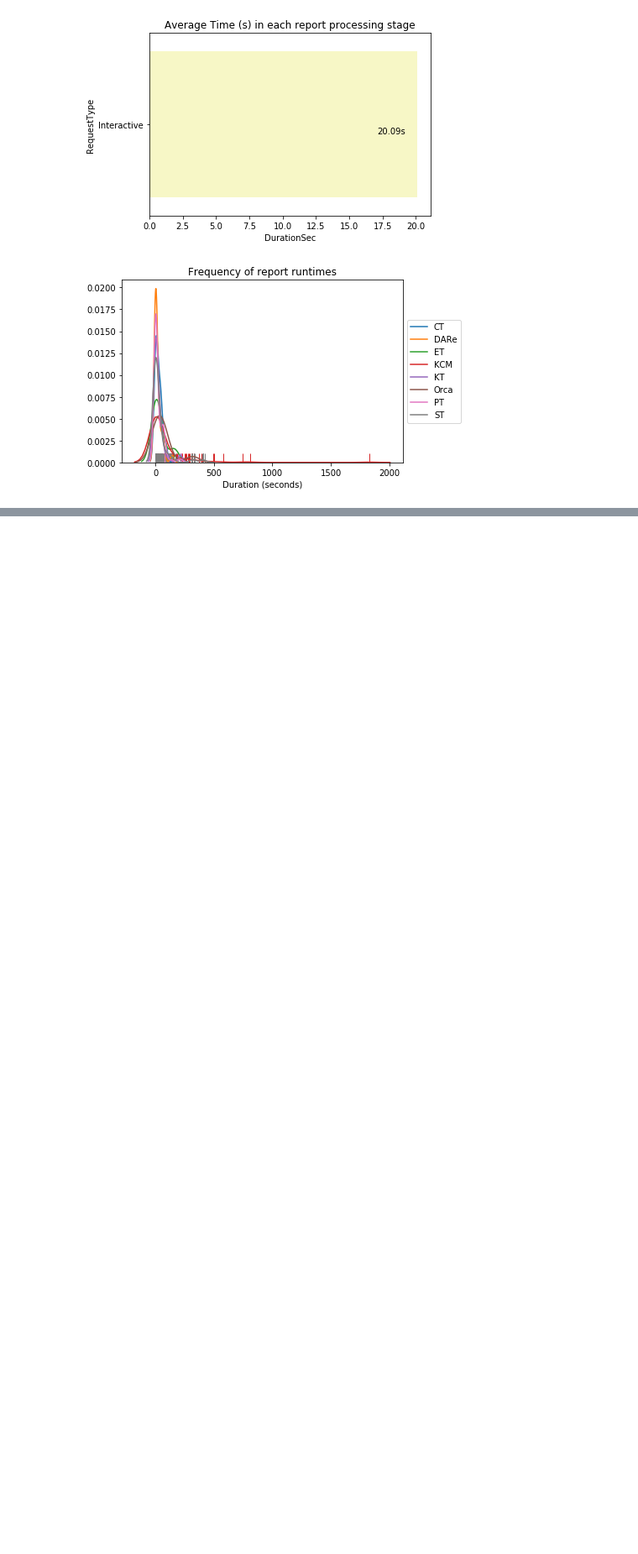
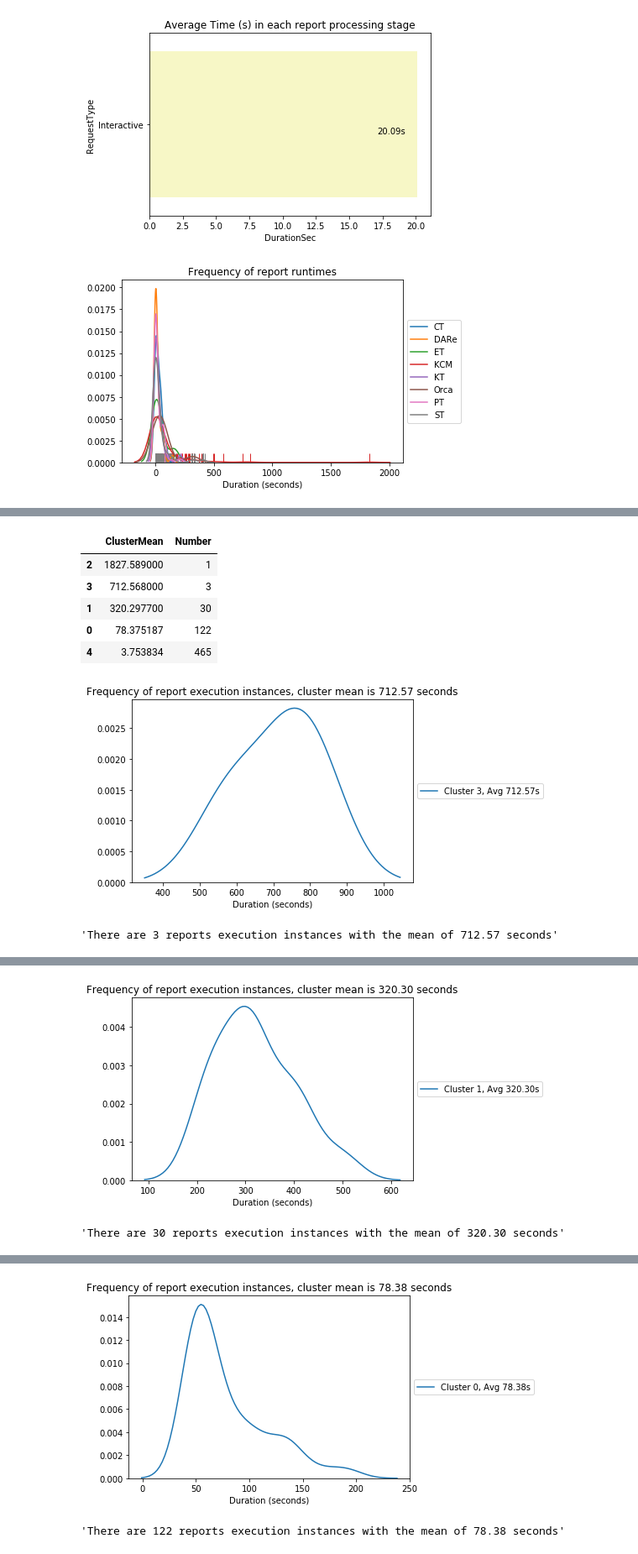
Before and after one commit to themcclure/dare_analytics, a Jupyter notebook: 4 - Duration Analytics.ipynb, the cells around one changed output, grey strips where cells are left out. Shown: that part at 84% size. Cells and saved outputs as stored; diff of their text form; code cells hidden in the pictures; blank space fills up the shorter version.

```diff
--- a/4 - Duration Analytics.ipynb
+++ b/4 - Duration Analytics.ipynb
@@ -125,0 +116,30 @@ for runclass, df in uat_df.groupby('RunClass'):
+# %%
+# for each cluster that's not the smallest cluster, and filtering out clusters that only have 1 entry
+cluster_df = pd.DataFrame({'ClusterMean': kmeans.cluster_centers_[:,0], 'Number': pd.DataFrame(kmeans.labels_)[0].value_counts(sort=False)})
+cluster_df.sort_values(by='ClusterMean', ascending=False, inplace=True)
+display(cluster_df)
+
+cluster_df.drop(cluster_df['ClusterMean'].idxmin(), inplace=True)
+cluster_df = cluster_df[cluster_df['Number'] > 1]
+
+for cluster in cluster_df.index:
+    df = uat_df[uat_df['RunClass'] == cluster]
+    df_mean = kmeans.cluster_centers_[cluster][0]
+    sns.kdeplot(df['DurationTotalSec'], label=f"Cluster {cluster}, Avg {df_mean:.2f}s")
+    plt.xlabel("Duration (seconds)")
+    plt.title(f"Frequency of report execution instances, cluster mean is {df_mean:.2f} seconds")
+    plt.legend(loc='center left', bbox_to_anchor=(1, 0.5))
+    plt.show()
+    display(f"There are {len(df)} reports execution instances with the mean of {df_mean:.2f} seconds")
+    display(df[['Agency', 'ReportPath', 'ExecutionId', 'RequestType', 'Format', 'Parameters', 'ItemAction',
+                'DurationTotalSec', 'DurationDataRetrievalSec', 'DurationProcessingSec', 'DurationRenderingSec',
+                'Source', 'ResultStatus', 'ByteCount', 'RowCount']])
+# %% [output]
+|  | ClusterMean | Number |
+| 2 | 1827.589000 | 1 |
+| 3 | 712.568000 | 3 |
+| 1 | 320.297700 | 30 |
+| 0 | 78.375187 | 122 |
+| 4 | 3.753834 | 465 |
+[figure, added]
+'There are 3 reports execution instances with the mean of 712.57 seconds'
@@ -125,0 +150,2 @@ for runclass, df in uat_df.groupby('RunClass'):
+[figure, added]
+'There are 30 reports execution instances with the mean of 320.30 seconds'
@@ -125,0 +169,2 @@ for runclass, df in uat_df.groupby('RunClass'):
+[figure, added]
+'There are 122 reports execution instances with the mean of 78.38 seconds'
```
Also changed, not shown: parts of 5 cells of this notebook, 2 other files.
